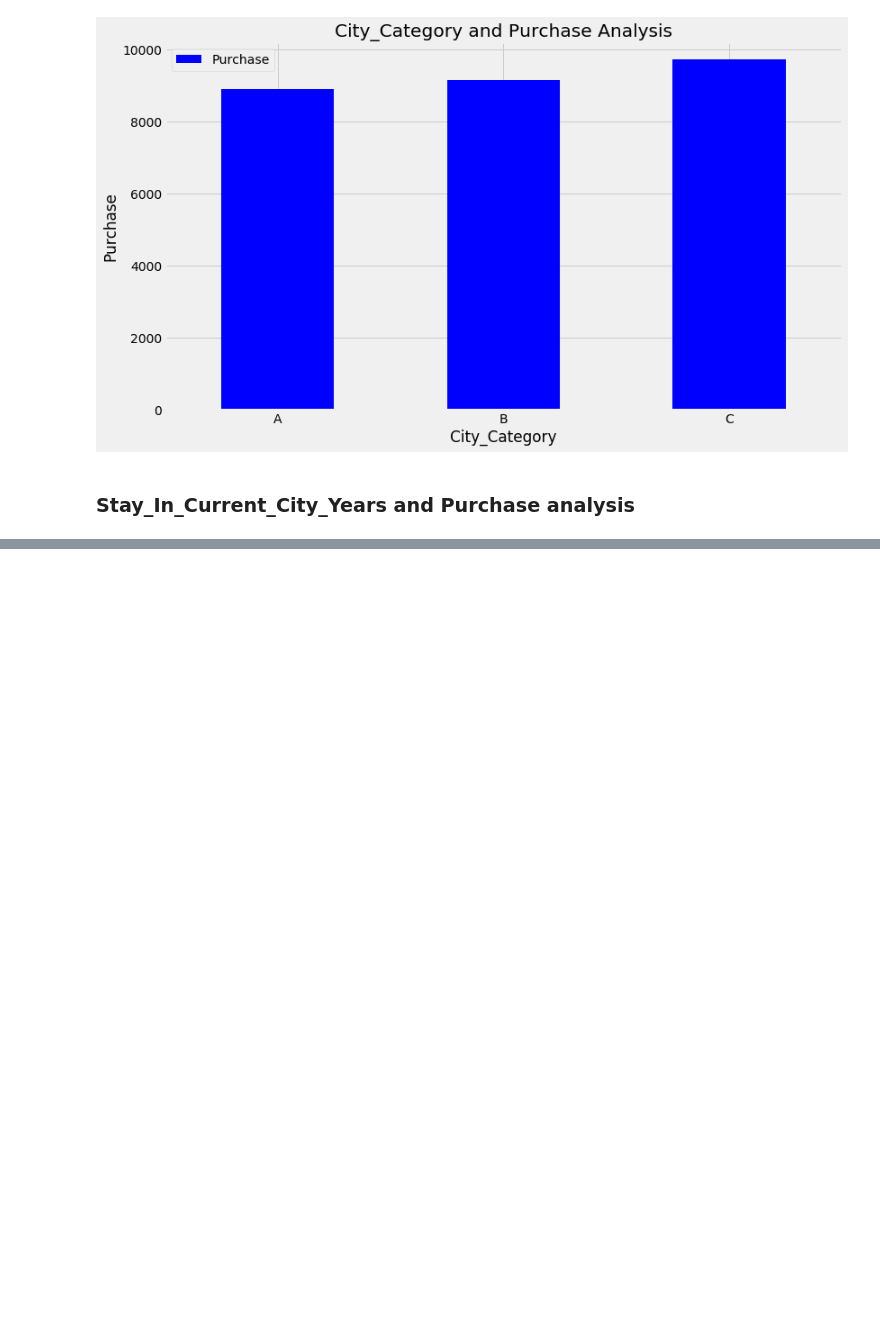
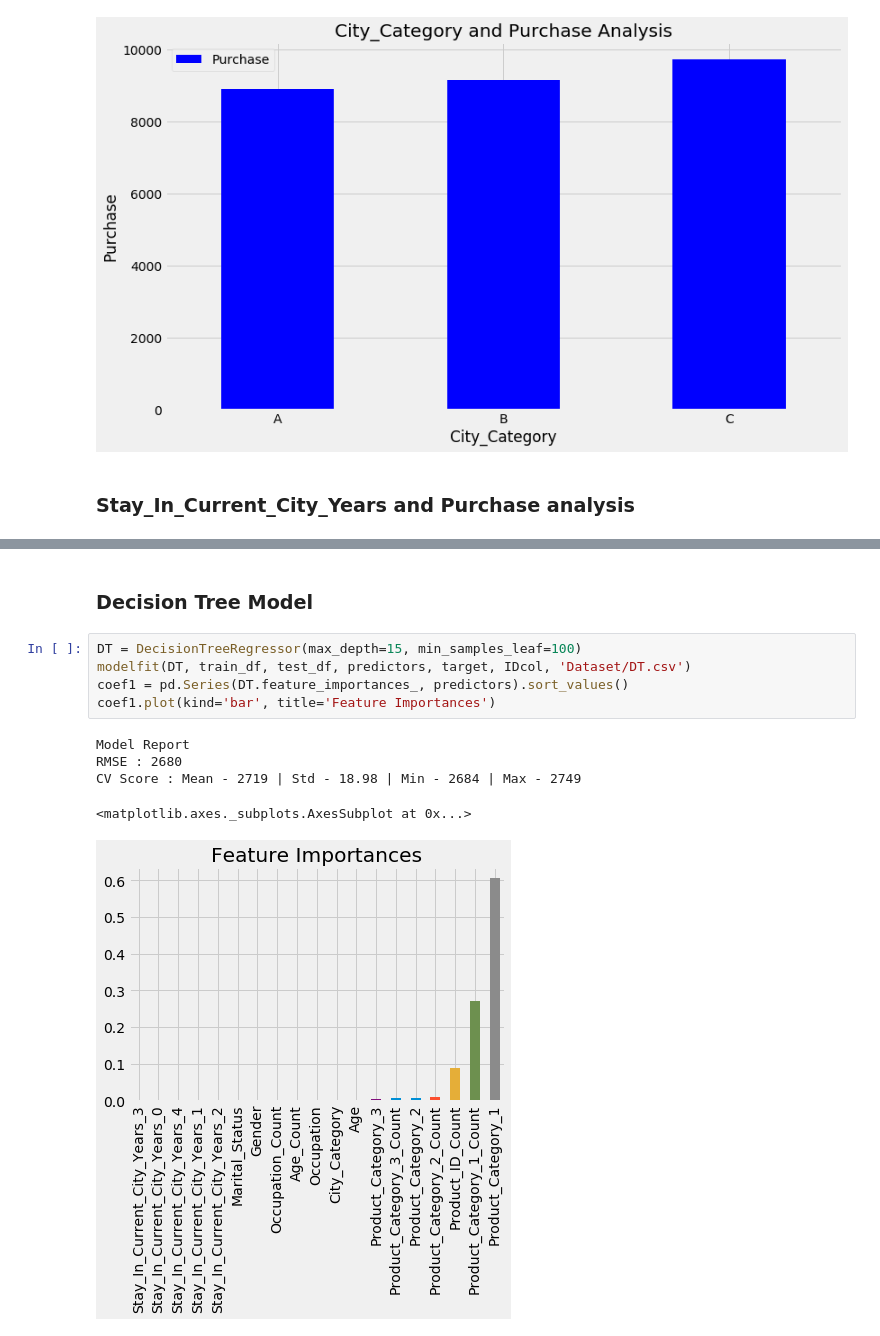
Before and after one commit to RaquelRufino/The-Black-Friday-Predictor, a Jupyter notebook: How_much_will_a_customer_spend?.ipynb, the cells around one changed output, grey strips where cells are left out. Saved outputs shown, nothing was run; the diff lists cells and outputs as text; blank space fills up the shorter version.

```diff
--- a/How_much_will_a_customer_spend?.ipynb
+++ b/How_much_will_a_customer_spend?.ipynb
@@ -237,0 +541,13 @@ KeyError: 'Stay_In_Current_City_Years '
+# %% [markdown]
+### Decision Tree Model
+# %%
+DT = DecisionTreeRegressor(max_depth=15, min_samples_leaf=100)
+modelfit(DT, train_df, test_df, predictors, target, IDcol, 'Dataset/DT.csv')
+coef1 = pd.Series(DT.feature_importances_, predictors).sort_values()
+coef1.plot(kind='bar', title='Feature Importances')
+# %% [output]
+Model Report
+RMSE : 2680
+CV Score : Mean - 2719 | Std - 18.98 | Min - 2684 | Max - 2749
+<matplotlib.axes._subplots.AxesSubplot at 0x...>
+[figure, added]
```
Also changed, not shown: parts of 33 cells of this notebook, 9 other files.
